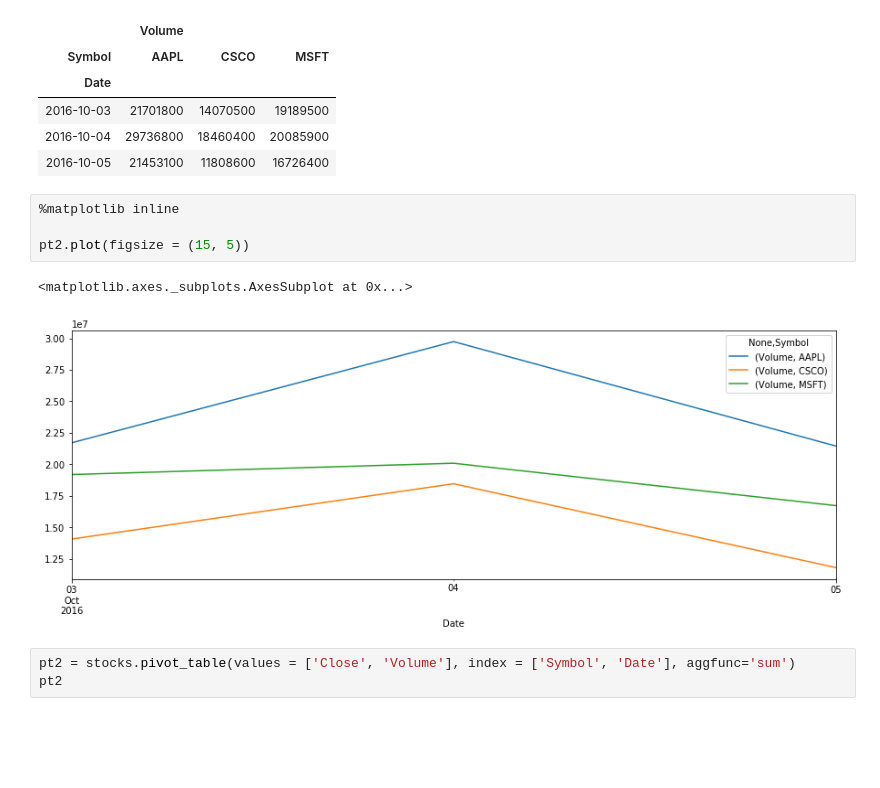
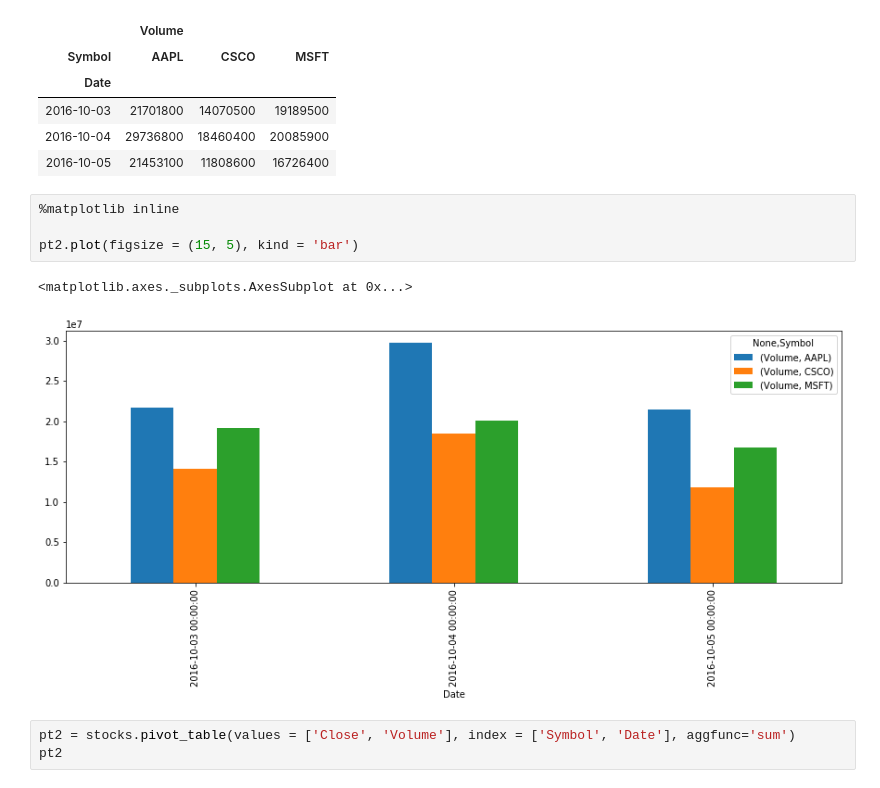
Before and after one commit to RafaelHarispe/WorkShopDS, a Jupyter notebook: Multi Index GrpBy.ipynb, the cells around one changed output. Drawn from its saved outputs; the diff is of its cells as text; blank space fills up the shorter version.

```diff
--- a/Multi Index GrpBy.ipynb
+++ b/Multi Index GrpBy.ipynb
@@ -422,10 +432,10 @@ pt2
 # %%
 %matplotlib inline
 
-pt2.plot(figsize = (15, 5))
+pt2.plot(figsize = (15, 5), kind = 'bar')
 # %% [output]
 <matplotlib.axes._subplots.AxesSubplot at 0x...>
-[figure, old version]
+[figure, new version]
 # %%
 pt2 = stocks.pivot_table(values = ['Close', 'Volume'], index = ['Symbol', 'Date'], aggfunc='sum')
 pt2
```
Also changed, not shown: parts of 29 cells of this notebook, 4 other files.
